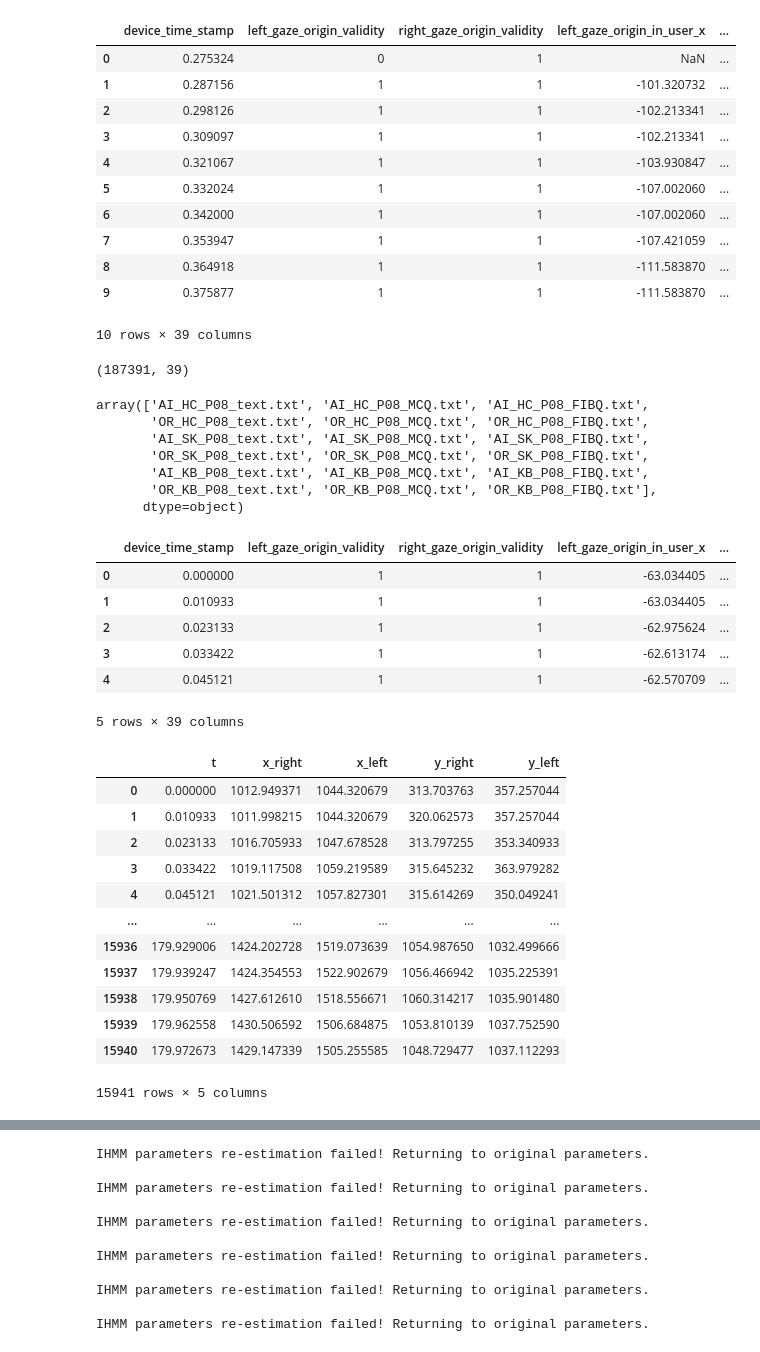
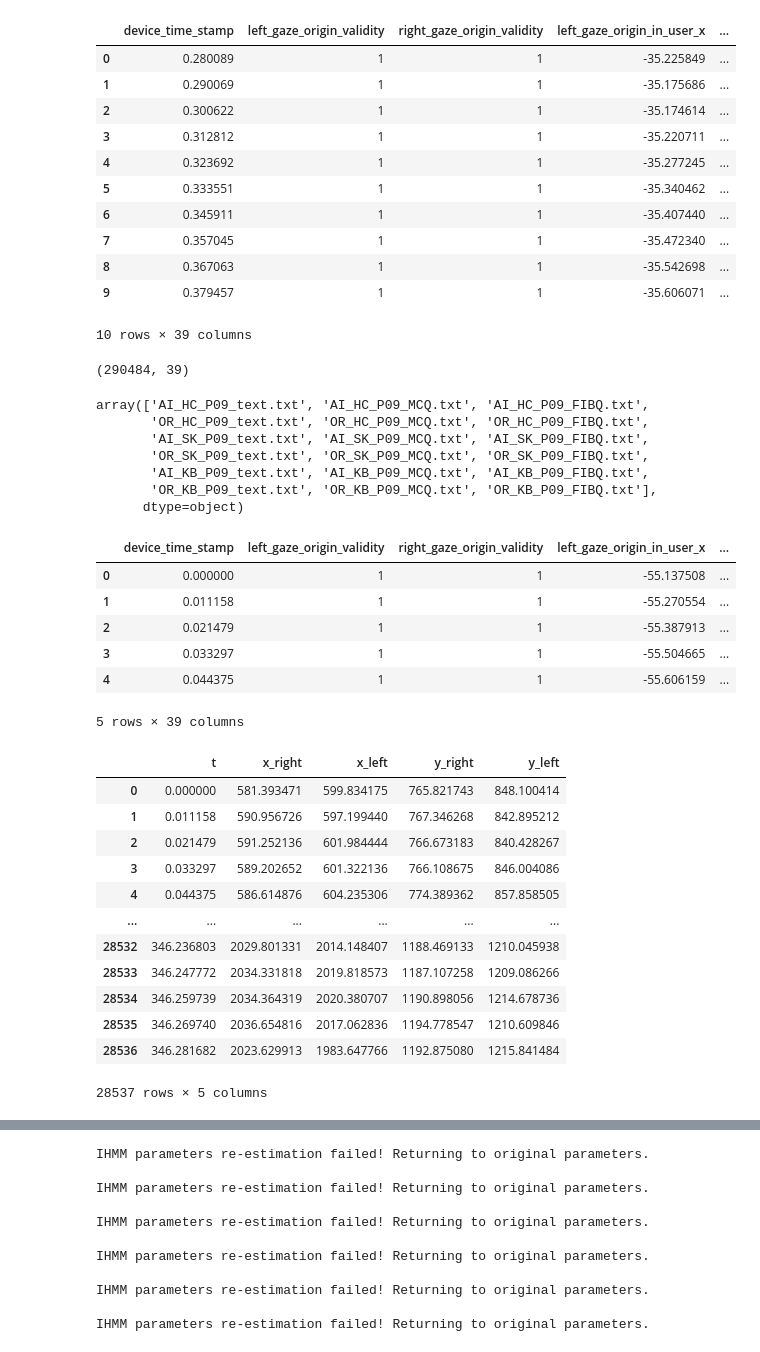
Before and after one commit to slayervictor/Fagpakkeprojekt-Eyes-Modelling, a Jupyter notebook: eye_tracking_expiriment/data_extraction.ipynb, the cells around one changed output, grey strips where cells are left out. Drawn from its saved outputs; the diff is of its cells as text; code cells hidden in the pictures.

```diff
--- a/eye_tracking_expiriment/data_extraction.ipynb
+++ b/eye_tracking_expiriment/data_extraction.ipynb
@@ -12,36 +12,36 @@ testperson = 9
 # %%
 warnings.filterwarnings('ignore')
-gaze = pd.read_csv("../eye_tracking_expiriment\data\gaze_data_Bengisu_9.csv")
+gaze = pd.read_csv("../eye_tracking_expiriment\data\gaze_data_Lovro_10.csv")
 gaze.head(10)
 # %% [output]
 |  | device_time_stamp | left_gaze_origin_validity | right_gaze_origin_validity | left_gaze_origin_in_user_x | ... |
-| 0 | 0.275324 | 0 | 1 | NaN | ... |
-| 1 | 0.287156 | 1 | 1 | -101.320732 | ... |
-| 2 | 0.298126 | 1 | 1 | -102.213341 | ... |
-| 3 | 0.309097 | 1 | 1 | -102.213341 | ... |
-| 4 | 0.321067 | 1 | 1 | -103.930847 | ... |
-| 5 | 0.332024 | 1 | 1 | -107.002060 | ... |
-| 6 | 0.342000 | 1 | 1 | -107.002060 | ... |
-| 7 | 0.353947 | 1 | 1 | -107.421059 | ... |
-| 8 | 0.364918 | 1 | 1 | -111.583870 | ... |
-| 9 | 0.375877 | 1 | 1 | -111.583870 | ... |
+| 0 | 0.280089 | 1 | 1 | -35.225849 | ... |
+| 1 | 0.290069 | 1 | 1 | -35.175686 | ... |
+| 2 | 0.300622 | 1 | 1 | -35.174614 | ... |
+| 3 | 0.312812 | 1 | 1 | -35.220711 | ... |
+| 4 | 0.323692 | 1 | 1 | -35.277245 | ... |
+| 5 | 0.333551 | 1 | 1 | -35.340462 | ... |
+| 6 | 0.345911 | 1 | 1 | -35.407440 | ... |
+| 7 | 0.357045 | 1 | 1 | -35.472340 | ... |
+| 8 | 0.367063 | 1 | 1 | -35.542698 | ... |
+| 9 | 0.379457 | 1 | 1 | -35.606071 | ... |
 10 rows × 39 columns
 # %%
 gaze = gaze.dropna()
 gaze.reset_index(drop=True, inplace=True)
 gaze.shape
 # %% [output]
-(187391, 39)
+(290484, 39)
 # %%
 un = gaze["text_file"].unique()
 un
 # %% [output]
-array(['AI_HC_P08_text.txt', 'AI_HC_P08_MCQ.txt', 'AI_HC_P08_FIBQ.txt',
-       'OR_HC_P08_text.txt', 'OR_HC_P08_MCQ.txt', 'OR_HC_P08_FIBQ.txt',
-       'AI_SK_P08_text.txt', 'AI_SK_P08_MCQ.txt', 'AI_SK_P08_FIBQ.txt',
-       'OR_SK_P08_text.txt', 'OR_SK_P08_MCQ.txt', 'OR_SK_P08_FIBQ.txt',
-       'AI_KB_P08_text.txt', 'AI_KB_P08_MCQ.txt', 'AI_KB_P08_FIBQ.txt',
-       'OR_KB_P08_text.txt', 'OR_KB_P08_MCQ.txt', 'OR_KB_P08_FIBQ.txt'],
+array(['AI_HC_P09_text.txt', 'AI_HC_P09_MCQ.txt', 'AI_HC_P09_FIBQ.txt',
+       'OR_HC_P09_text.txt', 'OR_HC_P09_MCQ.txt', 'OR_HC_P09_FIBQ.txt',
+       'AI_SK_P09_text.txt', 'AI_SK_P09_MCQ.txt', 'AI_SK_P09_FIBQ.txt',
+       'OR_SK_P09_text.txt', 'OR_SK_P09_MCQ.txt', 'OR_SK_P09_FIBQ.txt',
+       'AI_KB_P09_text.txt', 'AI_KB_P09_MCQ.txt', 'AI_KB_P09_FIBQ.txt',
+       'OR_KB_P09_text.txt', 'OR_KB_P09_MCQ.txt', 'OR_KB_P09_FIBQ.txt'],
       dtype=object)
 # %%
 im_HC_AI = gaze[(gaze["Label"] == "Immersive") & (gaze["text_file"] == un[0])]
@@ -65,11 +65,11 @@ im_KB_OR["device_time_stamp"] = im_KB_OR["device_time_stamp"] - im_KB_OR["device
 im_SK_OR.head(5)
 # %% [output]
 |  | device_time_stamp | left_gaze_origin_validity | right_gaze_origin_validity | left_gaze_origin_in_user_x | ... |
-| 0 | 0.000000 | 1 | 1 | -63.034405 | ... |
-| 1 | 0.010933 | 1 | 1 | -63.034405 | ... |
-| 2 | 0.023133 | 1 | 1 | -62.975624 | ... |
-| 3 | 0.033422 | 1 | 1 | -62.613174 | ... |
-| 4 | 0.045121 | 1 | 1 | -62.570709 | ... |
+| 0 | 0.000000 | 1 | 1 | -55.137508 | ... |
+| 1 | 0.011158 | 1 | 1 | -55.270554 | ... |
+| 2 | 0.021479 | 1 | 1 | -55.387913 | ... |
+| 3 | 0.033297 | 1 | 1 | -55.504665 | ... |
+| 4 | 0.044375 | 1 | 1 | -55.606159 | ... |
 5 rows × 39 columns
 # %%
 left_x = im_SK_OR['left_gaze_point_on_display_area_x']*2560
@@ -81,18 +81,18 @@ eyes = pd.DataFrame({'t': t, 'x_right': right_x, 'x_left': left_x, 'y_right': ri
 eyes
 # %% [output]
 |  | t | x_right | x_left | y_right | y_left |
-| 0 | 0.000000 | 1012.949371 | 1044.320679 | 313.703763 | 357.257044 |
-| 1 | 0.010933 | 1011.998215 | 1044.320679 | 320.062573 | 357.257044 |
-| 2 | 0.023133 | 1016.705933 | 1047.678528 | 313.797255 | 353.340933 |
-| 3 | 0.033422 | 1019.117508 | 1059.219589 | 315.645232 | 363.979282 |
-| 4 | 0.045121 | 1021.501312 | 1057.827301 | 315.614269 | 350.049241 |
+| 0 | 0.000000 | 581.393471 | 599.834175 | 765.821743 | 848.100414 |
+| 1 | 0.011158 | 590.956726 | 597.199440 | 767.346268 | 842.895212 |
+| 2 | 0.021479 | 591.252136 | 601.984444 | 766.673183 | 840.428267 |
+| 3 | 0.033297 | 589.202652 | 601.322136 | 766.108675 | 846.004086 |
+| 4 | 0.044375 | 586.614876 | 604.235306 | 774.389362 | 857.858505 |
 | ... | ... | ... | ... | ... | ... |
-| 15936 | 179.929006 | 1424.202728 | 1519.073639 | 1054.987650 | 1032.499666 |
-| 15937 | 179.939247 | 1424.354553 | 1522.902679 | 1056.466942 | 1035.225391 |
-| 15938 | 179.950769 | 1427.612610 | 1518.556671 | 1060.314217 | 1035.901480 |
-| 15939 | 179.962558 | 1430.506592 | 1506.684875 | 1053.810139 | 1037.752590 |
-| 15940 | 179.972673 | 1429.147339 | 1505.255585 | 1048.729477 | 1037.112293 |
+| 28532 | 346.236803 | 2029.801331 | 2014.148407 | 1188.469133 | 1210.045938 |
+| 28533 | 346.247772 | 2034.331818 | 2019.818573 | 1187.107258 | 1209.086266 |
+| 28534 | 346.259739 | 2034.364319 | 2020.380707 | 1190.898056 | 1214.678736 |
+| 28535 | 346.269740 | 2036.654816 | 2017.062836 | 1194.778547 | 1210.609846 |
+| 28536 | 346.281682 | 2023.629913 | 1983.647766 | 1192.875080 | 1215.841484 |
-15941 rows × 5 columns
+28537 rows × 5 columns
 # %%
 f, axes = plt.subplots(2, 1, figsize=(15, 8))
 
```
Also changed, not shown: parts of 8 cells of this notebook, 2 other files.
